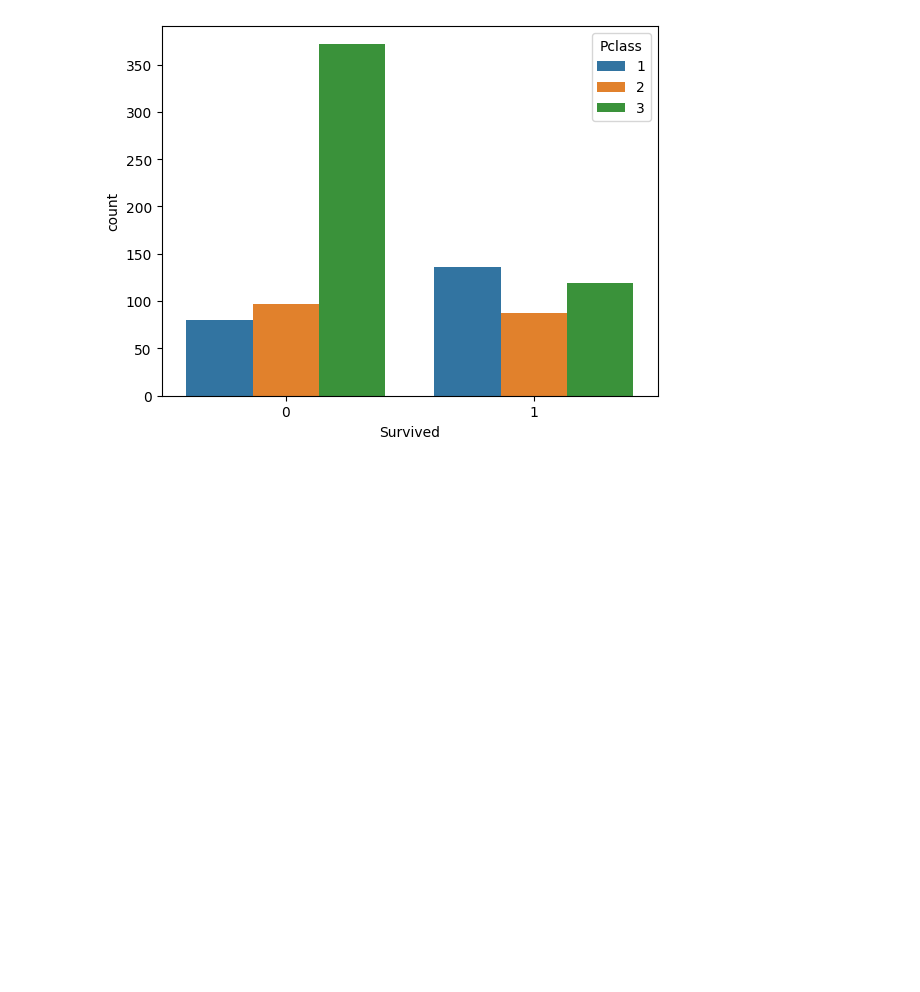
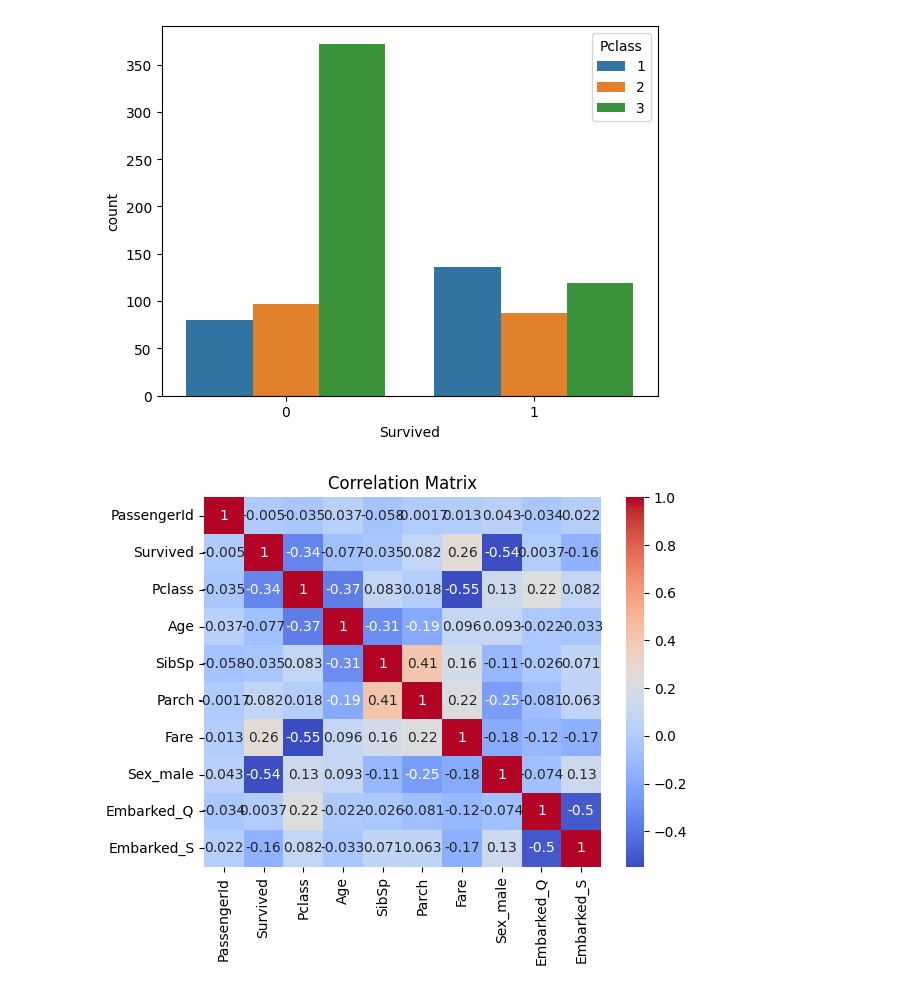
Before and after one commit to sohammankar/Titanic, a Jupyter notebook: Titanic.ipynb, the cells around one changed output. Saved outputs shown, nothing was run; the diff lists cells and outputs as text; code cells hidden in the pictures; blank space fills up the shorter version.

```diff
--- a/Titanic.ipynb
+++ b/Titanic.ipynb
@@ -105,3 +158,19 @@ sns.countplot(x='Survived', hue='Pclass', data=df_train)
 plt.show()
 # %% [output]
 [figure]
+# %%
+# Encode categorical variables
+df_encoded = pd.get_dummies(df_train, columns=['Sex', 'Embarked'], drop_first=True)
+
+# Drop non-numeric columns
+df_encoded = df_encoded.drop(['Name', 'Ticket', 'Cabin'], axis=1)
+
+# Compute correlation matrix
+corr = df_encoded.corr()
+
+# Plot heatmap
+sns.heatmap(corr, annot=True, cmap='coolwarm')
+plt.title('Correlation Matrix')
+plt.show()
+# %% [output]
+[figure, added]
```
Also changed, not shown: parts of 8 cells of this notebook.
